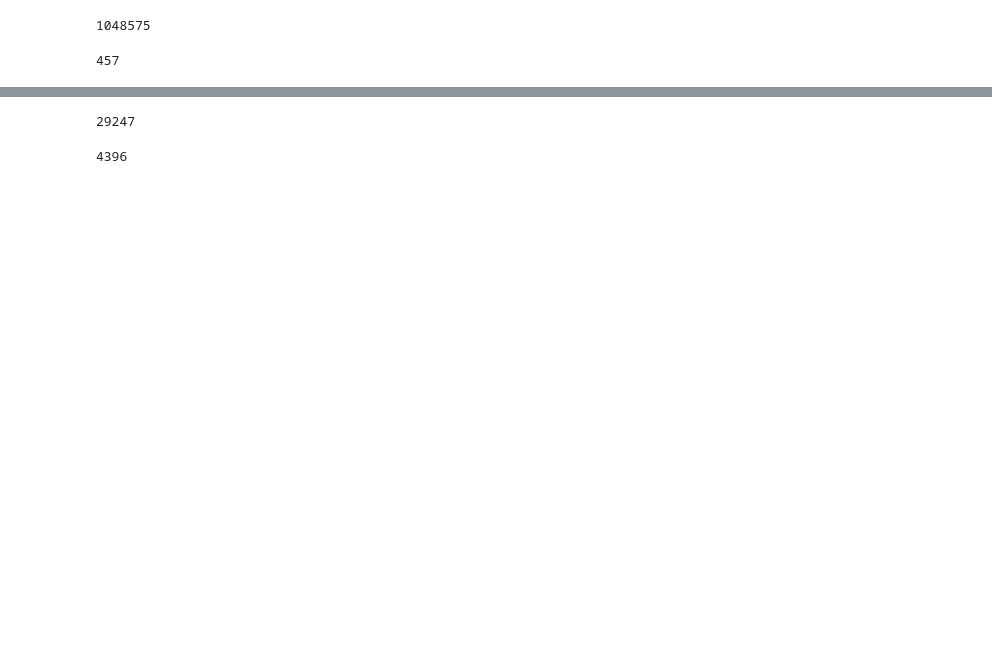
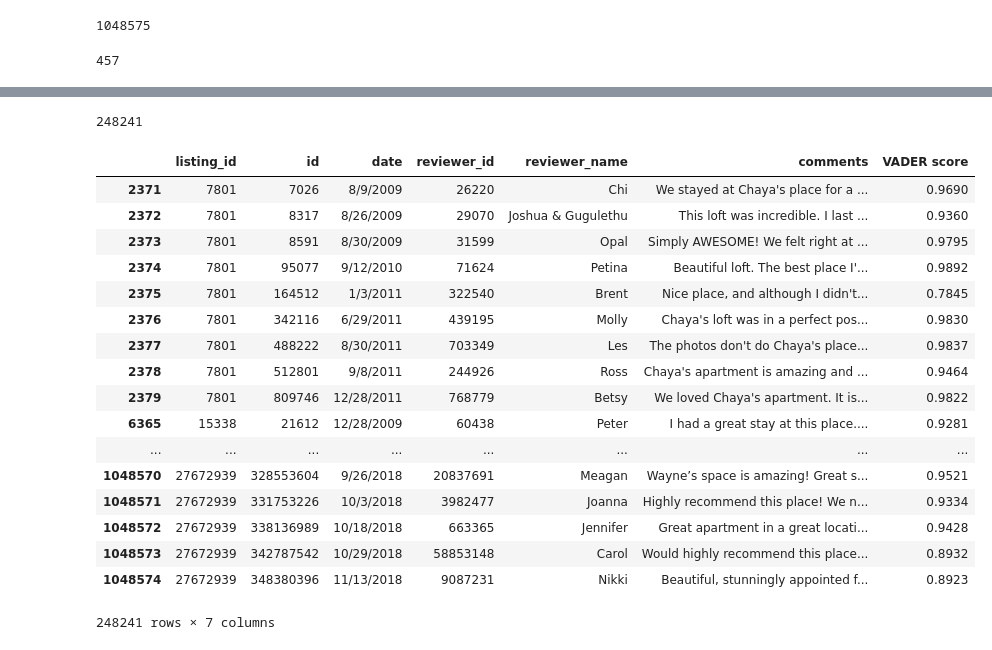
Before and after one commit to yaaritev/Insight-Data-Science, a Jupyter notebook: AirbnKids_Demo.ipynb, the cells around one changed output, grey strips where cells are left out. Drawn from its saved outputs; the diff is of its cells as text; code cells hidden in the pictures; blank space fills up the shorter version.

```diff
--- a/AirbnKids_Demo.ipynb
+++ b/AirbnKids_Demo.ipynb
@@ -36,5 +120,54 @@ Airbnb_listings_reviews = Airbnb_listings_reviews.dropna()
+# %%
+# Our sample from the data base is composed out of 2000 listings that had parent reviews and 2000 listings that did not have parent reviews
+# There are 191,317 reviews in total to the listings with parents reviews, and 56,924 for listings without parent reviews.
+# Our final sample includes 248,241 rows (comments)
+sample_listings_reviews = pd.concat([Airbnb_listings_reviews[Airbnb_listings_reviews['listing_id'].isin(sample_listings_nonparents.array)],Airbnb_listings_reviews[Airbnb_listings_reviews['listing_id'].isin(sample_listings_parents.array)] ])
+# %%
+# Compute the sentiment score to the reviews in our sample data
+
+analyser = SentimentIntensityAnalyzer()
+
+i=0 #counter
+
+compval0 = [ ]  #empty list to hold our computed 'compound' VADER scores
+
+
+while (i<len(sample_listings_reviews)):
+
+    k = analyser.polarity_scores(sample_listings_reviews.iloc[i]['comments'])
+    compval0.append(k['compound'])
+
+    i = i+1
+
+#converting sentiment values to numpy for easier usage
+
+compval0 = np.array(compval0)
+
+len(compval0)
+# %% [output]
+248241
+# %%
+sample_listings_reviews['VADER score'] = compval0
+# %%
+sample_listings_reviews
+# %% [output]
+|  | listing_id | id | date | reviewer_id | reviewer_name | comments | VADER score |
+| 2371 | 7801 | 7026 | 8/9/2009 | 26220 | Chi | We stayed at Chaya's place for a ... | 0.9690 |
+| 2372 | 7801 | 8317 | 8/26/2009 | 29070 | Joshua & Gugulethu | This loft was incredible. I last ... | 0.9360 |
+| 2373 | 7801 | 8591 | 8/30/2009 | 31599 | Opal | Simply AWESOME! We felt right at ... | 0.9795 |
+| 2374 | 7801 | 95077 | 9/12/2010 | 71624 | Petina | Beautiful loft. The best place I'... | 0.9892 |
+| 2375 | 7801 | 164512 | 1/3/2011 | 322540 | Brent | Nice place, and although I didn't... | 0.7845 |
+| 2376 | 7801 | 342116 | 6/29/2011 | 439195 | Molly | Chaya's loft was in a perfect pos... | 0.9830 |
+| 2377 | 7801 | 488222 | 8/30/2011 | 703349 | Les | The photos don't do Chaya's place... | 0.9837 |
+| 2378 | 7801 | 512801 | 9/8/2011 | 244926 | Ross | Chaya's apartment is amazing and ... | 0.9464 |
+| 2379 | 7801 | 809746 | 12/28/2011 | 768779 | Betsy | We loved Chaya's apartment. It is... | 0.9822 |
+| 6365 | 15338 | 21612 | 12/28/2009 | 60438 | Peter | I had a great stay at this place.... | 0.9281 |
+| ... | ... | ... | ... | ... | ... | ... | ... |
+| 1048570 | 27672939 | 328553604 | 9/26/2018 | 20837691 | Meagan | Wayne’s space is amazing! Great s... | 0.9521 |
+| 1048571 | 27672939 | 331753226 | 10/3/2018 | 3982477 | Joanna | Highly recommend this place! We n... | 0.9334 |
+| 1048572 | 27672939 | 338136989 | 10/18/2018 | 663365 | Jennifer | Great apartment in a great locati... | 0.9428 |
+| 1048573 | 27672939 | 342787542 | 10/29/2018 | 58853148 | Carol | Would highly recommend this place... | 0.8932 |
+| 1048574 | 27672939 | 348380396 | 11/13/2018 | 9087231 | Nikki | Beautiful, stunningly appointed f... | 0.8923 |
+248241 rows × 7 columns
 # %%
-len(Airbnb_listings_reviews)
-len(Airbnb_listings_reviews.groupby(['listing_id']))
+df = Airbnb_listings_reviews[Airbnb_listings_reviews['listing_id'].isin(Airbnb_listings_parents)].groupby('listing_id').count()
-# %% [output]
-29247
@@ -46,5 +173,0 @@ Airbnb_listings_reviews_parents = Airbnb_listings_reviews[Airbnb_listings_review
-# %%
-len(Airbnb_listings_reviews_parents.groupby(['listing_id']))
-len(Airbnb_listings_reviews_parents)
-# %% [output]
-4396
```
Also changed, not shown: parts of 30 cells of this notebook.
